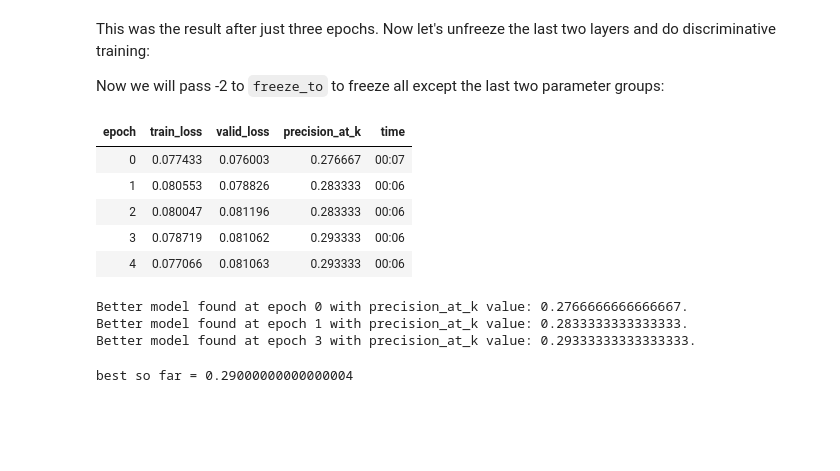
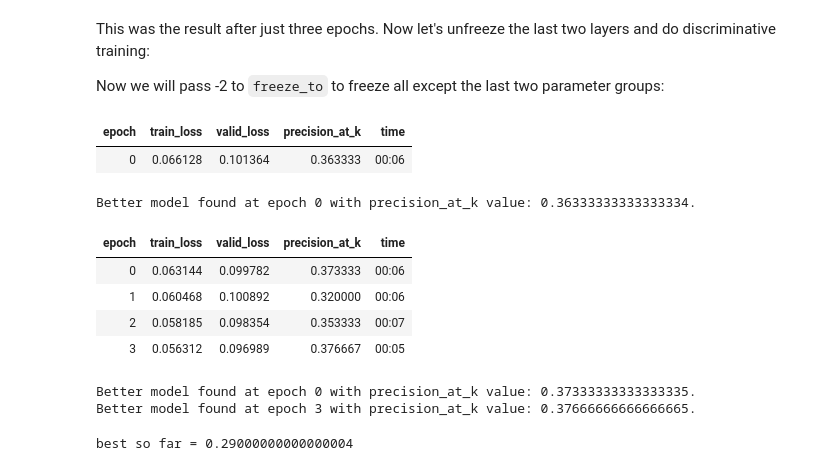
Before and after one commit to debjyotiSRoy/xcube, a Jupyter notebook: nbs/18_tutorial.train_mimic3.ipynb, the cells around one changed output. Cells and saved outputs as stored; diff of their text form; code cells hidden in the pictures; blank space fills up the shorter version.

```diff
--- a/nbs/18_tutorial.train_mimic3.ipynb
+++ b/nbs/18_tutorial.train_mimic3.ipynb
@@ -1093,6 +1186,7 @@ lr_min, lr_steep, lr_valley, lr_slide
  0.033113110810518265)
 [figure]
 # %%
+learn_r.fit_one_cycle(1, lr_max=0.14, moms=(0.8,0.7,0.8), wd=0.1)
 learn_r.fit_one_cycle(5, lr_max=0.14, moms=(0.8,0.7,0.8), wd=0.1)
 # %% [output]
 | epoch | train_loss | valid_loss | precision_at_k | time |
@@ -1120,17 +1216,19 @@ Now we will pass -2 to `freeze_to` to freeze all except the last two parameter g
 # %%
 learn_r.freeze_to(-2)
 # %%
-learn_r.fit_one_cycle(5, lr_max=1e-3, moms=(0.8,0.7,0.8), wd=0.1)
+learn_r.fit_one_cycle(1, lr_max=1e-3, moms=(0.8,0.7,0.8), wd=0.1)
+learn_r.fit_one_cycle(4, lr_max=1e-3, moms=(0.8,0.7,0.8), wd=0.1)
 # %% [output]
 | epoch | train_loss | valid_loss | precision_at_k | time |
-| 0 | 0.077433 | 0.076003 | 0.276667 | 00:07 |
-| 1 | 0.080553 | 0.078826 | 0.283333 | 00:06 |
-| 2 | 0.080047 | 0.081196 | 0.283333 | 00:06 |
-| 3 | 0.078719 | 0.081062 | 0.293333 | 00:06 |
-| 4 | 0.077066 | 0.081063 | 0.293333 | 00:06 |
+| 0 | 0.066128 | 0.101364 | 0.363333 | 00:06 |
-Better model found at epoch 0 with precision_at_k value: 0.2766666666666667.
-Better model found at epoch 1 with precision_at_k value: 0.2833333333333333.
-Better model found at epoch 3 with precision_at_k value: 0.29333333333333333.
+Better model found at epoch 0 with precision_at_k value: 0.36333333333333334.
+| epoch | train_loss | valid_loss | precision_at_k | time |
+| 0 | 0.063144 | 0.099782 | 0.373333 | 00:06 |
+| 1 | 0.060468 | 0.100892 | 0.320000 | 00:06 |
+| 2 | 0.058185 | 0.098354 | 0.353333 | 00:07 |
+| 3 | 0.056312 | 0.096989 | 0.376667 | 00:05 |
+Better model found at epoch 0 with precision_at_k value: 0.37333333333333335.
+Better model found at epoch 3 with precision_at_k value: 0.37666666666666665.
 # %%
 validate(learn_r)
 # %% [output]
```
Also changed, not shown: parts of 25 cells of this notebook, 11 other files.
